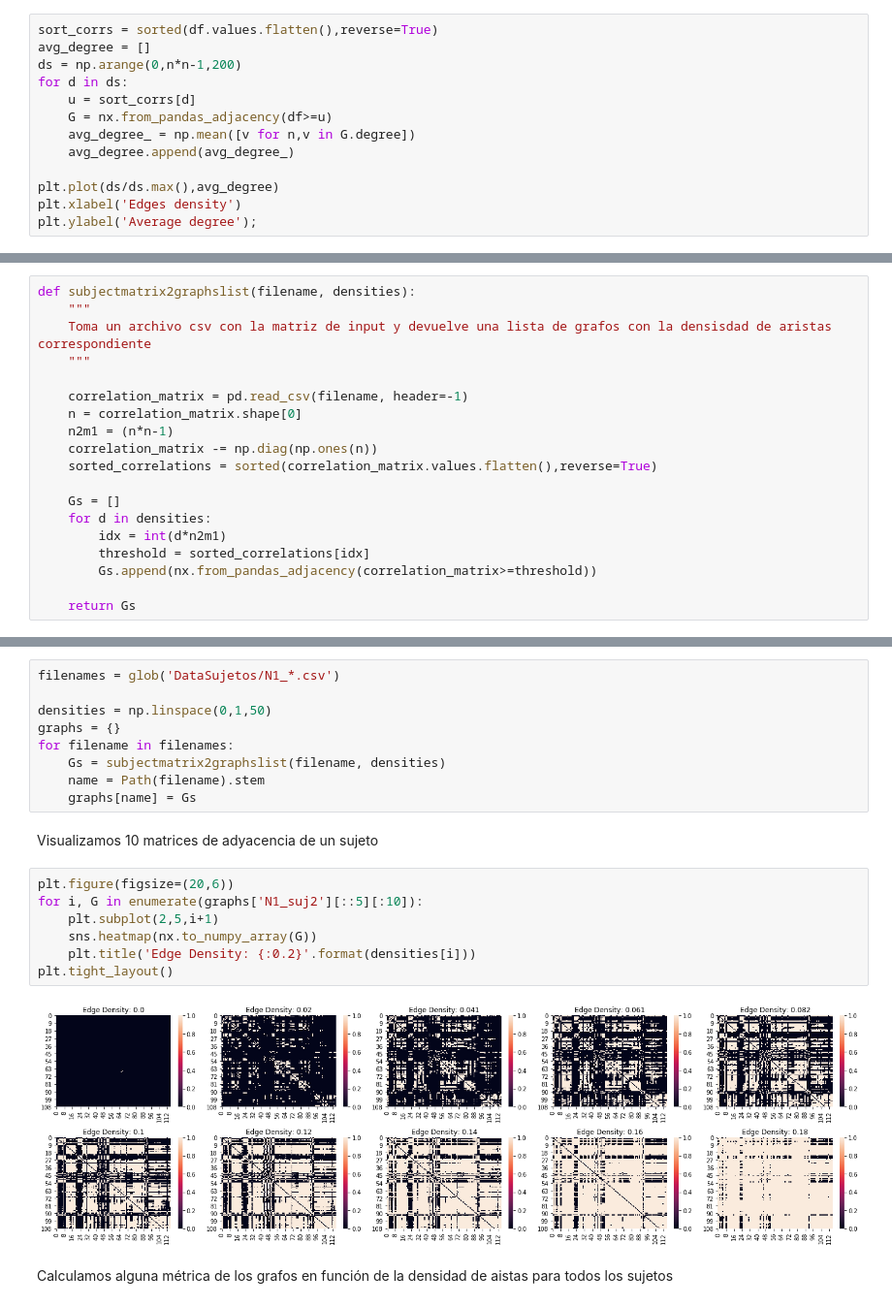
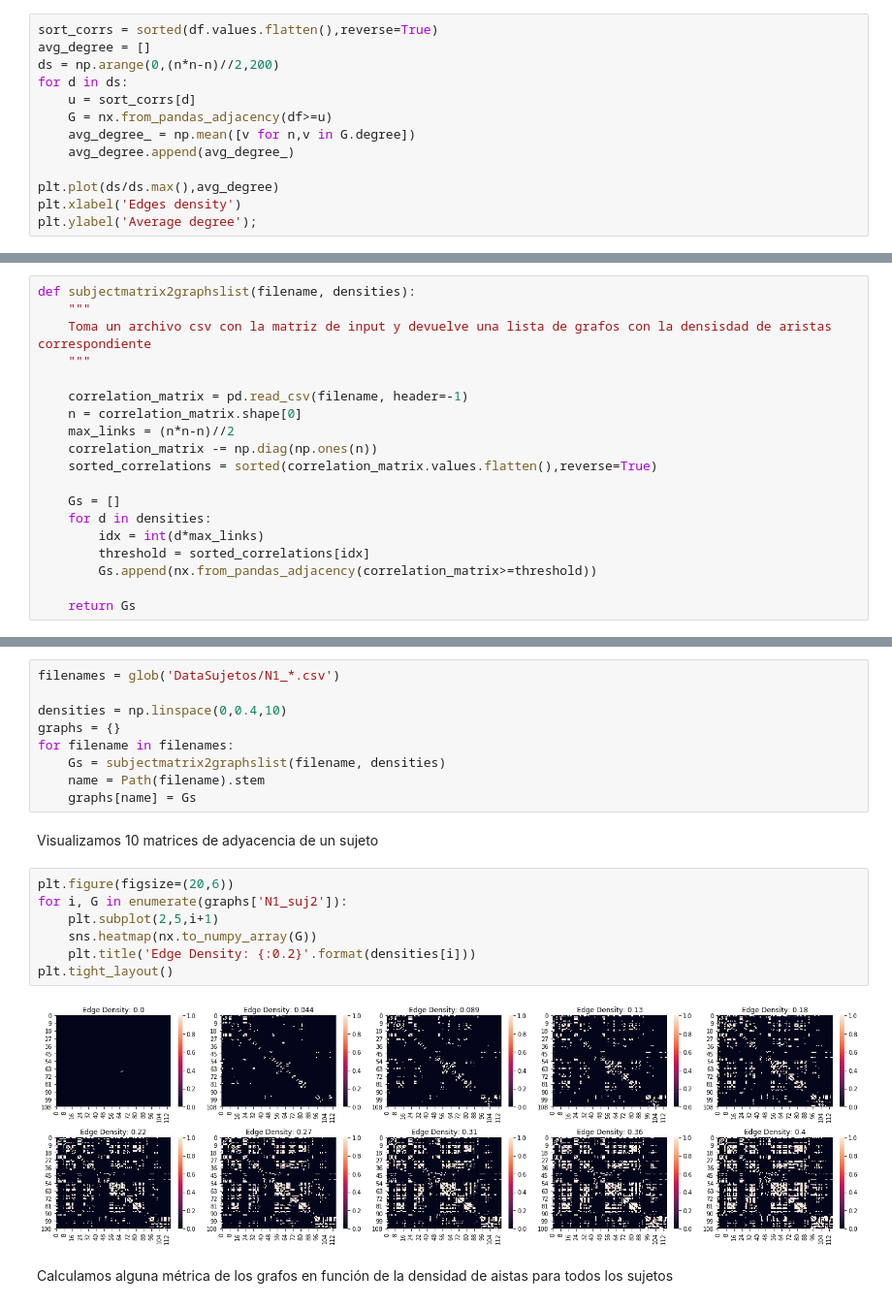
Before and after one commit to jkamienkowski/dmcyt_tp2, a Jupyter notebook: tp2/Tp2_demo.ipynb, the cells around one changed output, grey strips where cells are left out. Shown at 97% size. Cells and saved outputs as stored; diff of their text form.

Commit message:
fix max links

```diff
--- a/tp2/Tp2_demo.ipynb
+++ b/tp2/Tp2_demo.ipynb
@@ -68,7 +68,7 @@ Average degree: 104.4655
 # %%
 sort_corrs = sorted(df.values.flatten(),reverse=True)
 avg_degree = []
-ds = np.arange(0,n*n-1,200)
+ds = np.arange(0,(n*n-n)//2,200)
 for d in ds:
     u = sort_corrs[d]
     G = nx.from_pandas_adjacency(df>=u)
@@ -92,13 +92,13 @@ def subjectmatrix2graphslist(filename, densities):
 
     correlation_matrix = pd.read_csv(filename, header=-1)
     n = correlation_matrix.shape[0]
-    n2m1 = (n*n-1)
+    max_links = (n*n-n)//2
     correlation_matrix -= np.diag(np.ones(n))
     sorted_correlations = sorted(correlation_matrix.values.flatten(),reverse=True)
 
     Gs = []
     for d in densities:
-        idx = int(d*n2m1)
+        idx = int(d*max_links)
         threshold = sorted_correlations[idx]
         Gs.append(nx.from_pandas_adjacency(correlation_matrix>=threshold))
 
@@ -126,7 +126,7 @@ Lista de los archivos para la condición N1
 # %%
 filenames = glob('DataSujetos/N1_*.csv')
 
-densities = np.linspace(0,1,50)
+densities = np.linspace(0,0.4,10)
 graphs = {}
 for filename in filenames:
     Gs = subjectmatrix2graphslist(filename, densities)
@@ -136,13 +136,13 @@ for filename in filenames:
 Visualizamos 10 matrices de adyacencia de un sujeto
 # %%
 plt.figure(figsize=(20,6))
-for i, G in enumerate(graphs['N1_suj2'][::5][:10]):
+for i, G in enumerate(graphs['N1_suj2']):
     plt.subplot(2,5,i+1)
     sns.heatmap(nx.to_numpy_array(G))
     plt.title('Edge Density: {:0.2}'.format(densities[i]))
 plt.tight_layout()
 # %% [output]
-[figure, old version]
+[figure, new version]
 # %% [markdown]
 Calculamos alguna métrica de los grafos en función de la densidad de aistas para todos los sujetos
 # %%
```
Also changed, not shown: parts of 3 cells of this notebook.
